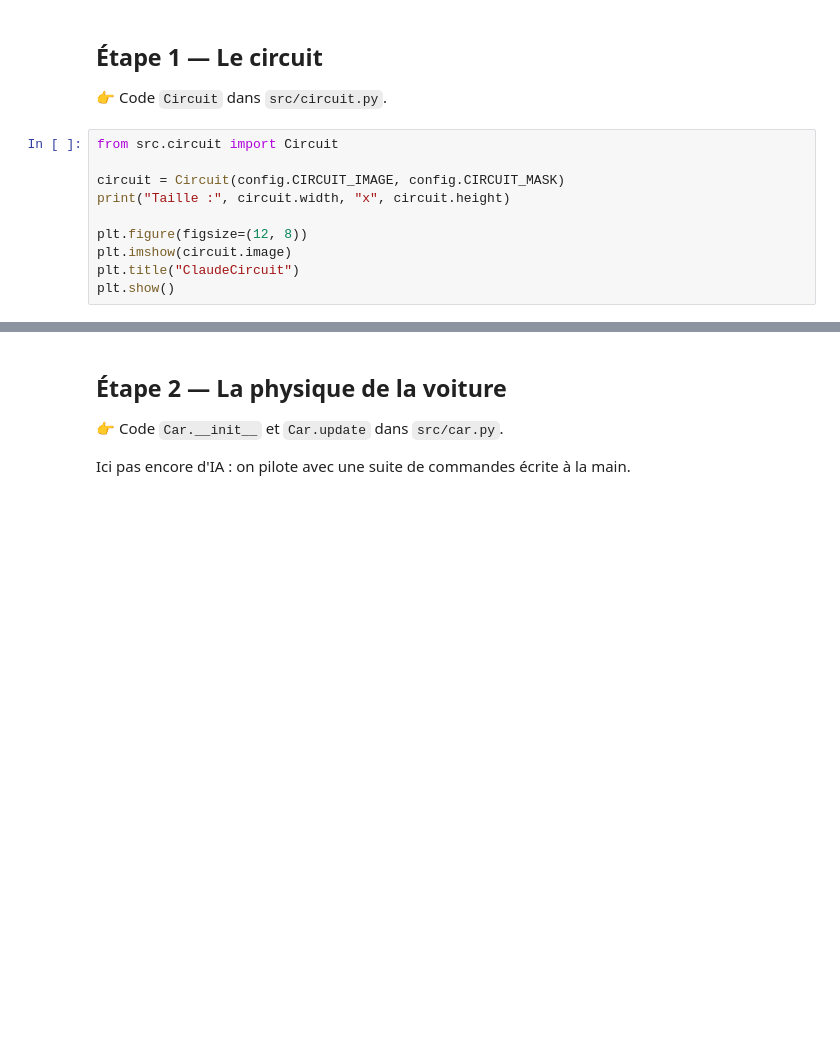
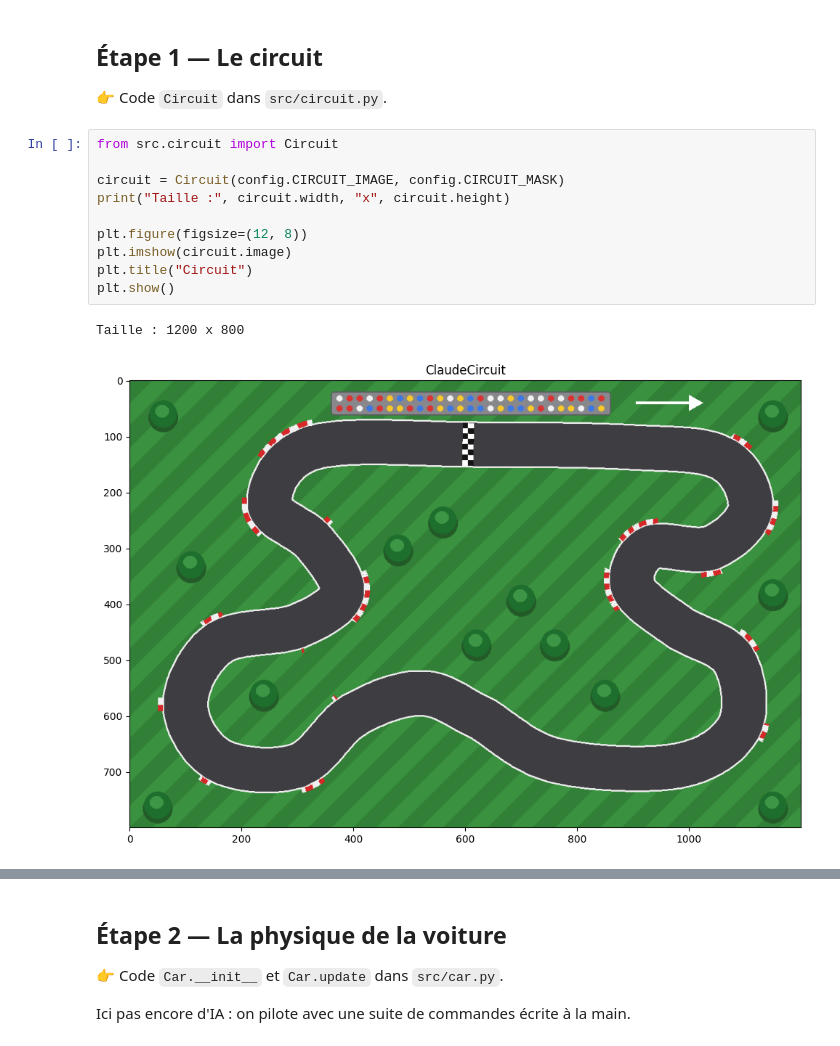
Before and after one commit to Salmonor/Projet-Voiture-IA-sur-Paint, a Jupyter notebook: main.ipynb, the cells around one changed output, grey strips where cells are left out. Drawn from its saved outputs; the diff is of its cells as text; blank space fills up the shorter version.

```diff
--- a/main.ipynb
+++ b/main.ipynb
@@ -32,13 +32,16 @@ from src import config
 # %%
 from src.circuit import Circuit
 
 circuit = Circuit(config.CIRCUIT_IMAGE, config.CIRCUIT_MASK)
 print("Taille :", circuit.width, "x", circuit.height)
 
 plt.figure(figsize=(12, 8))
 plt.imshow(circuit.image)
-plt.title("ClaudeCircuit")
+plt.title("Circuit")
 plt.show()
+# %% [output]
+Taille : 1200 x 800
+[figure, added]
 # %%
 # Tests
 assert circuit.is_on_track(*config.START_POSITION), "Le départ doit être sur la route"
```
Also changed, not shown: parts of 3 cells of this notebook, 8 other files.
